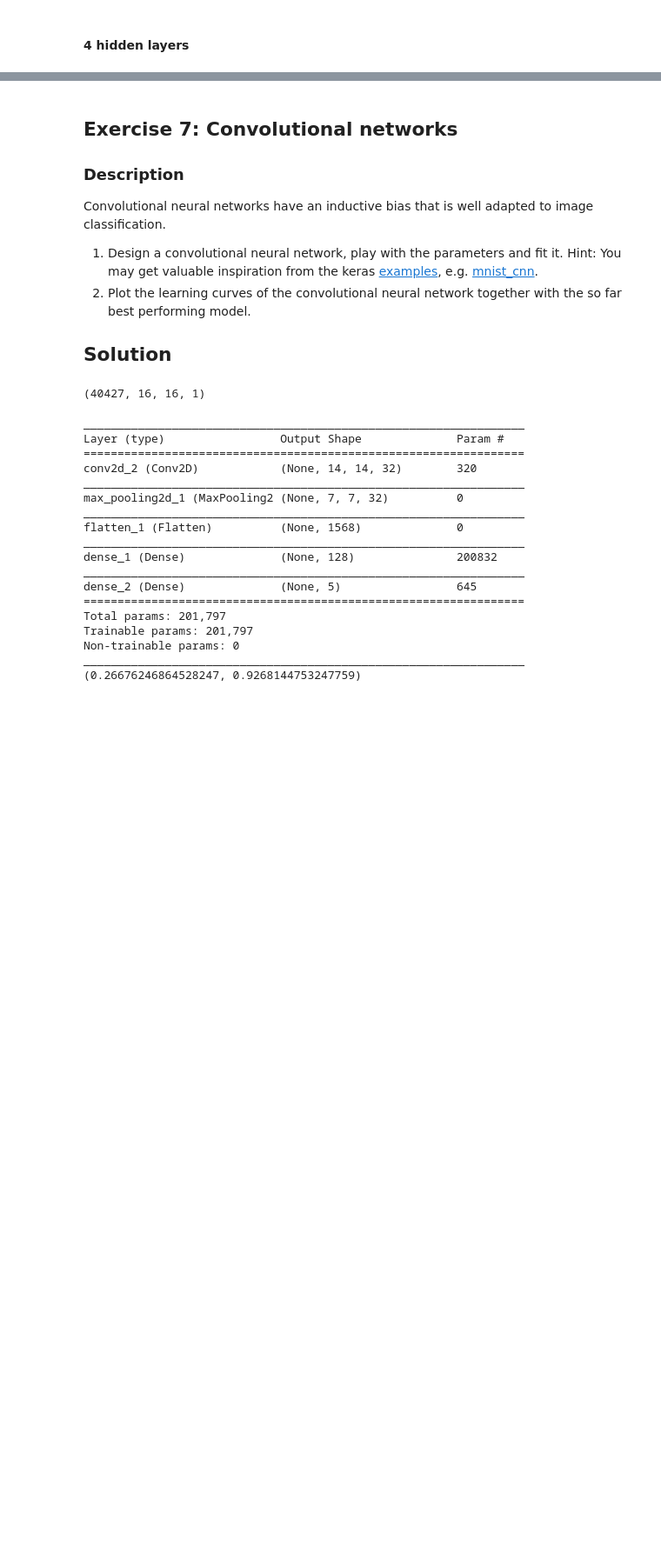
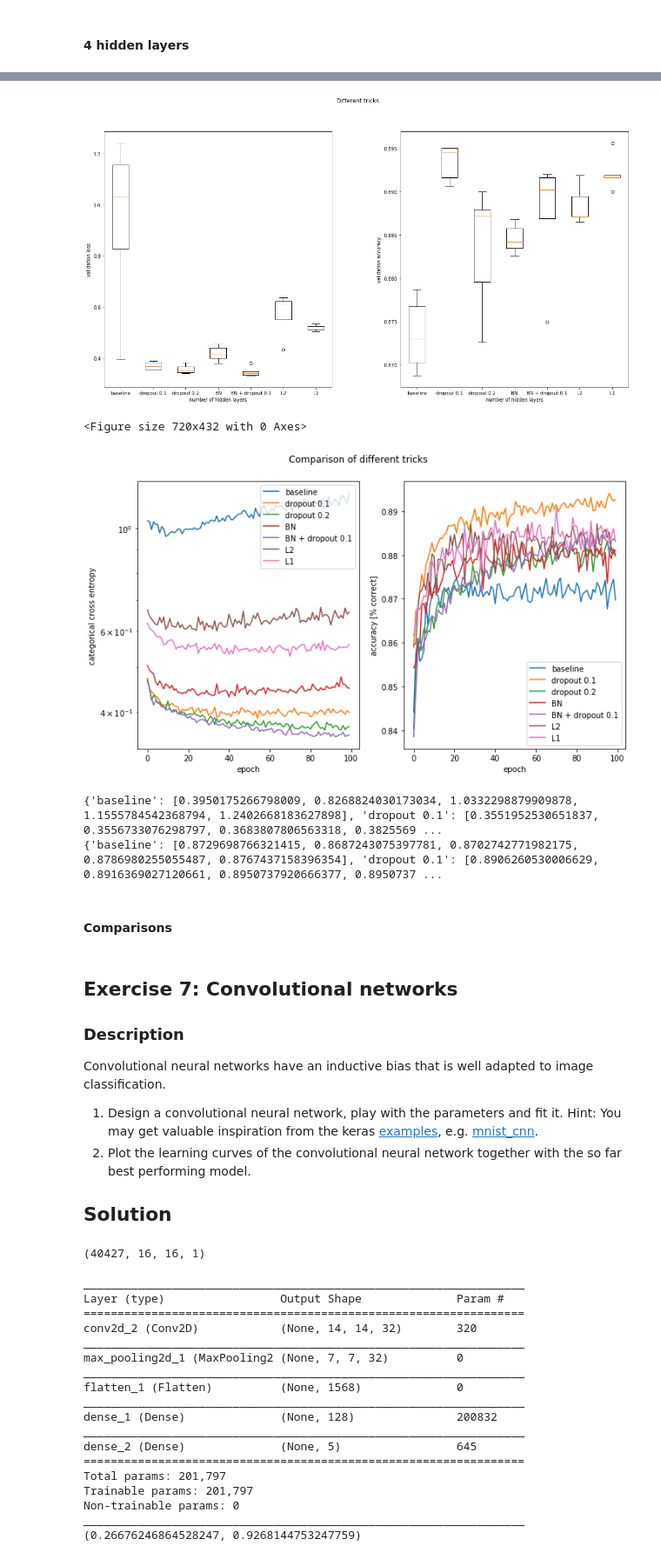
Before and after one commit to adrian-valente/ANN_project1, a Jupyter notebook: miniproject1.ipynb, the cells around one changed output, grey strips where cells are left out. Shown at 87% size. Drawn from its saved outputs; the diff is of its cells as text; code cells hidden in the pictures; blank space fills up the shorter version.

```diff
--- a/miniproject1.ipynb
+++ b/miniproject1.ipynb
@@ -1035,9 +1007,9 @@ Accuracy:  0.8759350360351654
 # %% [markdown]
 #### 4 hidden layers
 # %%
-histories = {}
-losses = {}
-accuracies = {}
+histories4 = {}
+losses4 = {}
+accuracies4 = {}
 
 #Baseline
 model = Sequential()
@@ -1047,7 +1019,7 @@ model.add(Dense(100, activation='relu'))
 model.add(Dense(100, activation='relu'))
 model.add(Dense(5, activation='softmax'))
 model.compile(loss = 'categorical_crossentropy', optimizer = 'adam', metrics=['accuracy'])
-test_model(model, 'baseline', histories, losses, accuracies)
+test_model(model, 'baseline', histories4, losses4, accuracies4)
 
 # Dropout on the hidden layers only
 for d in (0.1, 0.2):
@@ -1062,7 +1034,7 @@ for d in (0.1, 0.2):
     model.add(Dropout(d))
     model.add(Dense(5, activation='softmax'))
     model.compile(loss = 'categorical_crossentropy', optimizer = 'adam', metrics=['accuracy'])
-    test_model(model, 'dropout '+str(d), histories, losses, accuracies)
+    test_model(model, 'dropout '+str(d), histories4, losses4, accuracies4)
 
 # Only batch normalization
 from keras.layers import BatchNormalization
@@ -1078,7 +1050,7 @@ model.add(Dense(100, activation='relu'))
 model.add(BatchNormalization())
 model.add(Dense(5, activation='softmax'))
 model.compile(loss = 'categorical_crossentropy', optimizer = 'adam', metrics=['accuracy'])
-test_model(model, 'BN', histories, losses, accuracies)
+test_model(model, 'BN', histories4, losses4, accuracies4)
 
 # Batch normalization + dropout
 model = Sequential()
@@ -1096,7 +1068,7 @@ model.add(BatchNormalization())
 model.add(Dropout(0.2))
 model.add(Dense(5, activation='softmax'))
 model.compile(loss = 'categorical_crossentropy', optimizer = 'adam', metrics=['accuracy'])
-test_model(model, 'BN + dropout 0.1', histories, losses, accuracies)
+test_model(model, 'BN + dropout 0.1', histories4, losses4, accuracies4)
 
 #only regularizers: L2
 from keras import regularizers
@@ -1107,7 +1079,7 @@ model.add(Dense(100, activation='relu', kernel_regularizer=regularizers.l2(1e-4)
 model.add(Dense(100, activation='relu', kernel_regularizer=regularizers.l2(1e-4)))
 model.add(Dense(5, activation='softmax'))
 model.compile(loss = 'categorical_crossentropy', optimizer = 'adam', metrics=['accuracy'])
-test_model(model, "L2", histories, losses, accuracies)
+test_model(model, "L2", histories4, losses4, accuracies4)
 
 
 #only regularizers: L1
@@ -1118,5 +1090,5 @@ model.add(Dense(100, activation='relu', kernel_regularizer=regularizers.l1(1e-4)
 model.add(Dense(100, activation='relu', kernel_regularizer=regularizers.l1(1e-4)))
 model.add(Dense(5, activation='softmax'))
 model.compile(loss = 'categorical_crossentropy', optimizer = 'adam', metrics=['accuracy'])
-test_model(model, "L1", histories, losses, accuracies)
+test_model(model, "L1", histories4, losses4, accuracies4)
 # %% [output]
@@ -1127,0 +1112,14 @@ test_model(model, "L1", histories, losses, accuracies)
+# %%
+print_results(histories4, losses4, accuracies4)
+# %% [output]
+[figure, added]
+<Figure size 720x432 with 0 Axes>
+[figure, added]
+# %%
+print(losses4)
+print(accuracies4)
+# %% [output]
+{'baseline': [0.3950175266798009, 0.8268824030173034, 1.0332298879909878, 1.1555784542368794, 1.2402668183627898], 'dropout 0.1': [0.3551952530651837, 0.3556733076298797, 0.3683807806563318, 0.3825569 ...
+{'baseline': [0.8729698766321415, 0.8687243075397781, 0.8702742771982175, 0.8786980255055487, 0.8767437158396354], 'dropout 0.1': [0.8906260530006629, 0.8916369027120661, 0.8950737920666377, 0.8950737 ...
+# %% [markdown]
+#### Comparisons
```
Also changed, not shown: parts of 7 cells of this notebook.
